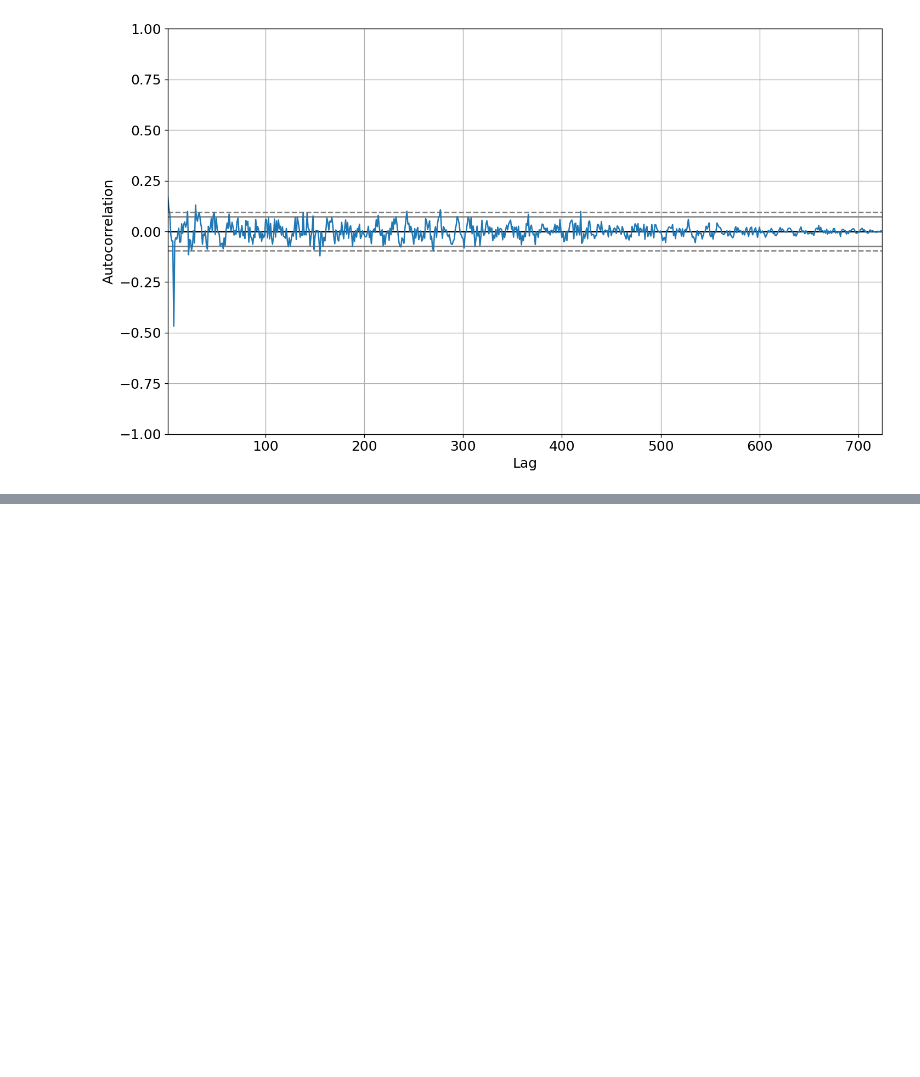
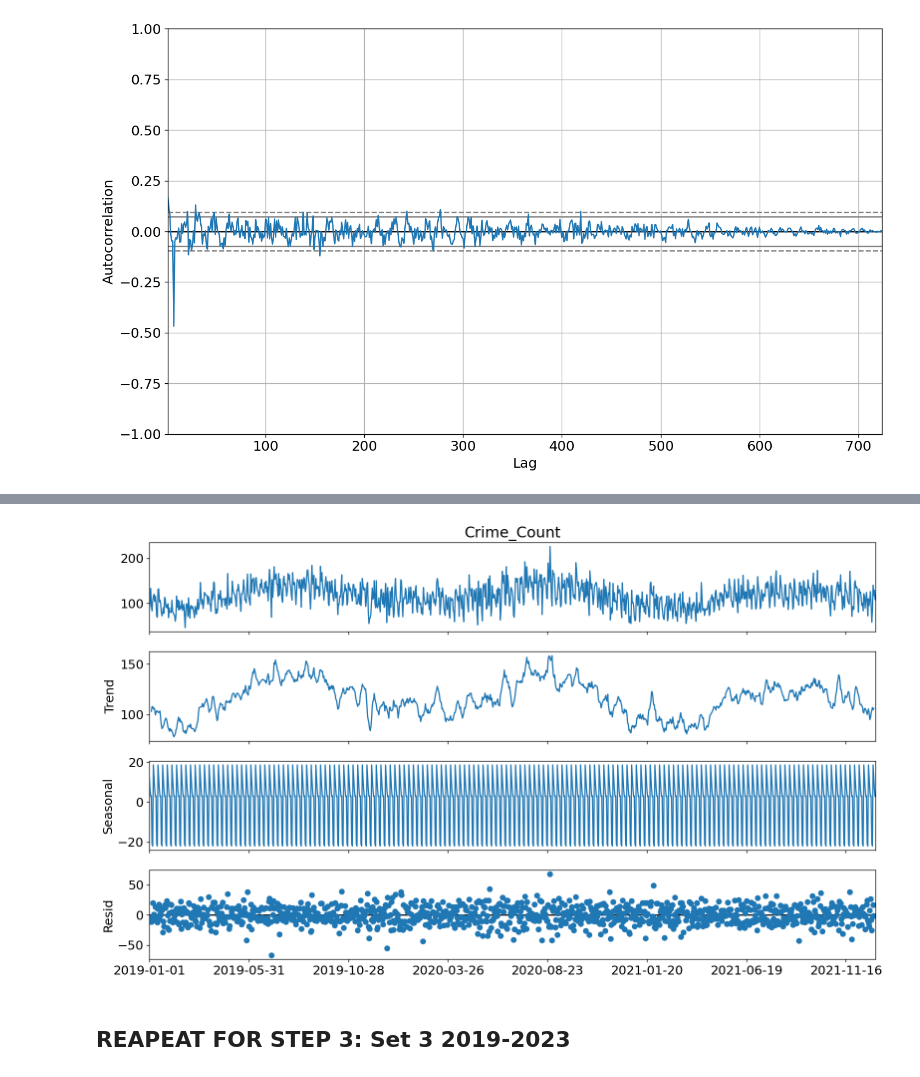
Before and after one commit to Hajar0Ahmed/Time-Series-Crime-Forecasting-Minneapolis, a Jupyter notebook: notebooks/Data_analysis.ipynb, the cells around one changed output, grey strips where cells are left out. Cells and saved outputs as stored; diff of their text form; code cells hidden in the pictures; blank space fills up the shorter version.

```diff
--- a/notebooks/Data_analysis.ipynb
+++ b/notebooks/Data_analysis.ipynb
@@ -303,0 +282,8 @@ autocorrelation_plot(train1s1['Crime_Count'])
+# %%
+#CHECK STATIONARITY
+decomposition=seasonal_decompose(train2['Crime_Count'],model='additive',period=7)
+decomposition.plot()
+plt.xticks(ticks=range(0, len(train2), 150))
+plt.show()
+# %% [output]
+[figure, added]
@@ -303,0 +296,2 @@ autocorrelation_plot(train1s1['Crime_Count'])
+# %% [markdown]
+## REAPEAT FOR STEP 3: Set 3 2019-2023
```
Also changed, not shown: parts of 55 cells of this notebook.
